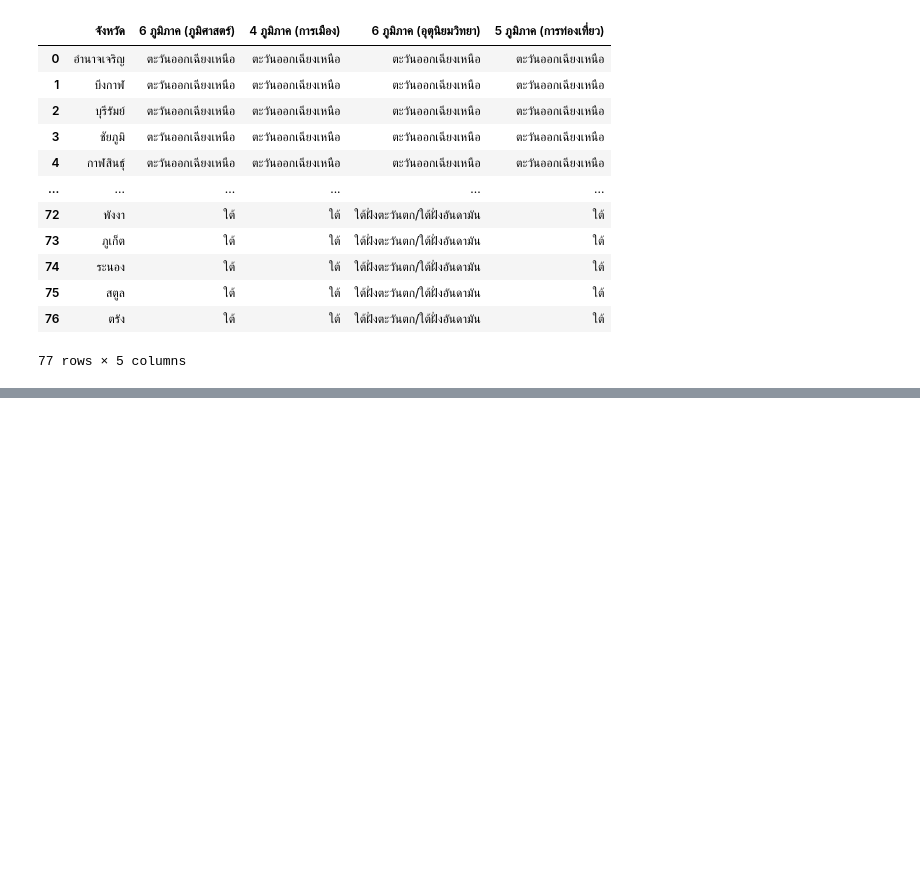
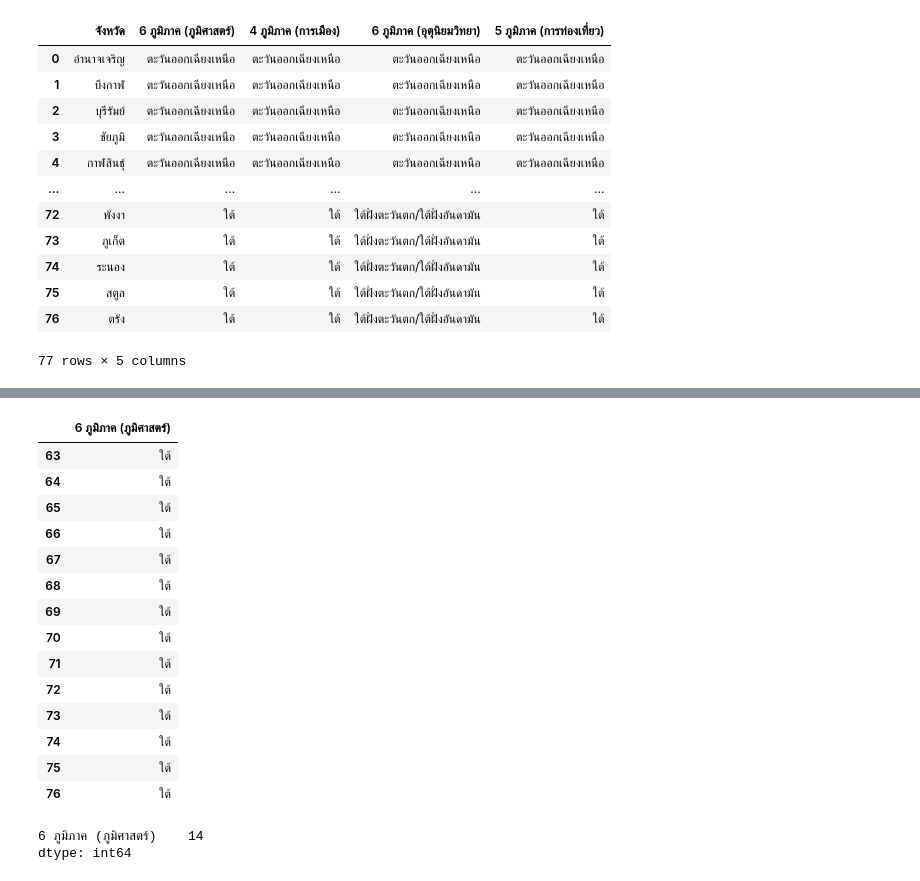
Before and after one commit to Wikanes-k/data_viz_2022, a Jupyter notebook: Pandas102.ipynb, the cells around one changed output, grey strips where cells are left out. Saved outputs shown, nothing was run; the diff lists cells and outputs as text; code cells hidden in the pictures; blank space fills up the shorter version.

```diff
--- a/Pandas102.ipynb
+++ b/Pandas102.ipynb
@@ -465,3 +465,6 @@ dfQ
 | 75 | สตูล | ใต้ | ใต้ | ใต้ฝั่งตะวันตก/ใต้ฝั่งอันดามัน | ใต้ |
 | 76 | ตรัง | ใต้ | ใต้ | ใต้ฝั่งตะวันตก/ใต้ฝั่งอันดามัน | ใต้ |
 77 rows × 5 columns
+# %%
+df_south = dfQ[['6 ภูมิภาค (ภูมิศาสตร์)']]
+df_south
@@ -467,0 +485,24 @@ dfQ
+# %%
+south = df_south[df_south['6 ภูมิภาค (ภูมิศาสตร์)']=='ใต้']
+south
+# %% [output]
+|  | 6 ภูมิภาค (ภูมิศาสตร์) |
+| 63 | ใต้ |
+| 64 | ใต้ |
+| 65 | ใต้ |
+| 66 | ใต้ |
+| 67 | ใต้ |
+| 68 | ใต้ |
+| 69 | ใต้ |
+| 70 | ใต้ |
+| 71 | ใต้ |
+| 72 | ใต้ |
+| 73 | ใต้ |
+| 74 | ใต้ |
+| 75 | ใต้ |
+| 76 | ใต้ |
+# %%
+south.count()
+# %% [output]
+6 ภูมิภาค (ภูมิศาสตร์)    14
+dtype: int64
```
Also changed, not shown: parts of 1 cell of this notebook.
